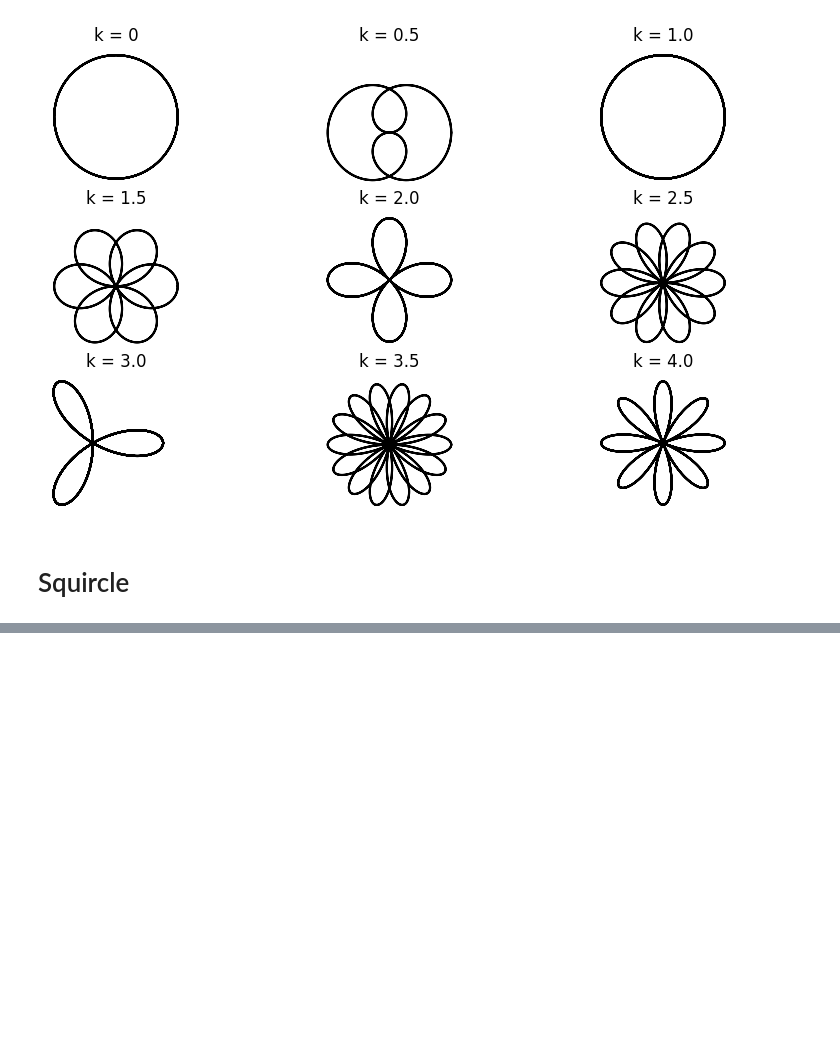
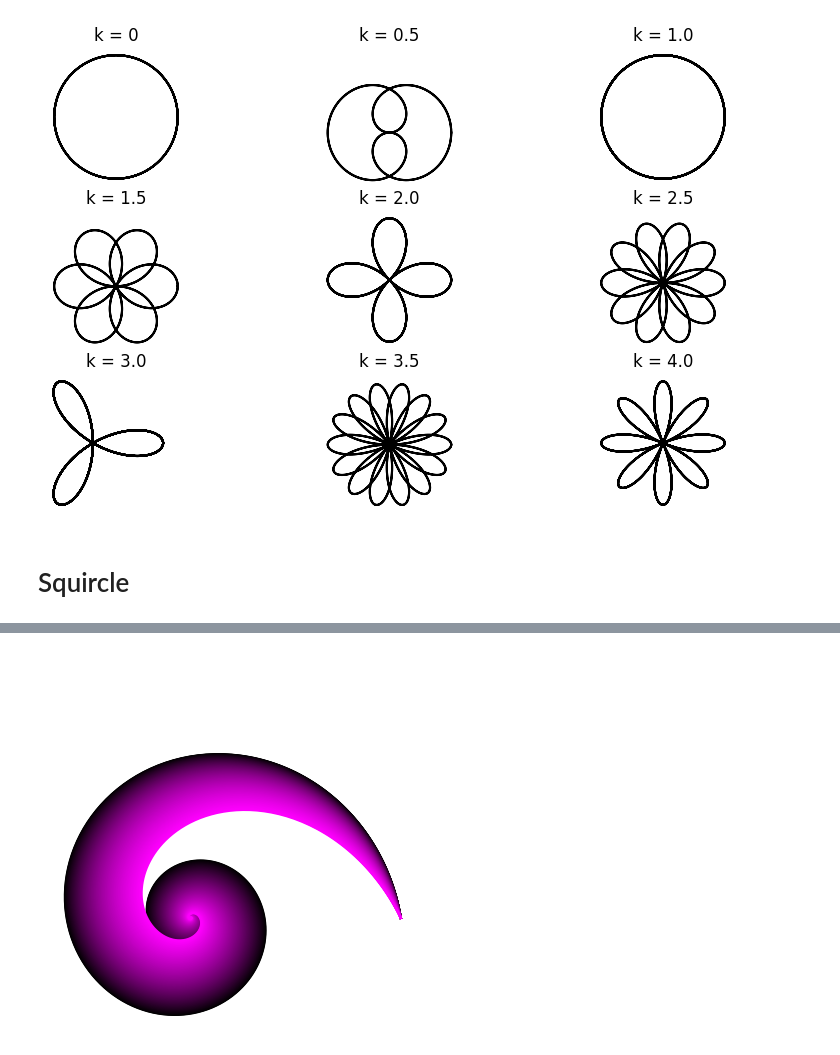
Before and after one commit to rtharris619/ProjectMath, a Jupyter notebook: Trigonometry/art_with_trig.ipynb, the cells around one changed output, grey strips where cells are left out. Saved outputs shown, nothing was run; the diff lists cells and outputs as text; code cells hidden in the pictures; blank space fills up the shorter version.

```diff
--- a/Trigonometry/art_with_trig.ipynb
+++ b/Trigonometry/art_with_trig.ipynb
@@ -96,0 +126,16 @@ plt.show()
+# %%
+t = np.linspace(0,10*np.pi,1234)
+N = 150
+ks = np.linspace(-6,-2,N)
+
+for i in range(N):
+    k = ks[i]
+    x = np.cos(t) * np.exp(t/k)
+    y = np.sin(t) * np.exp(t/k)
+    plt.plot(x,y,color=[i/N,0,i/N])
+    plt.axis('square')
+    plt.axis('off')
+
+plt.show()
+# %% [output]
+[figure, added]
```
Also changed, not shown: parts of 5 cells of this notebook, 1 other file.
